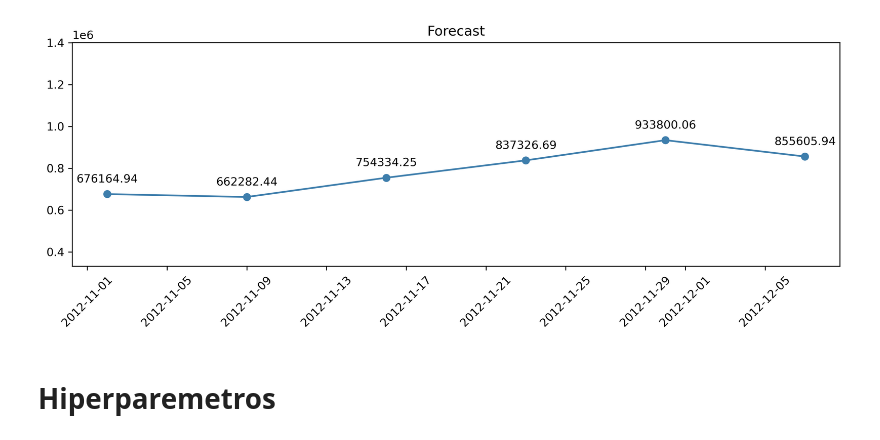
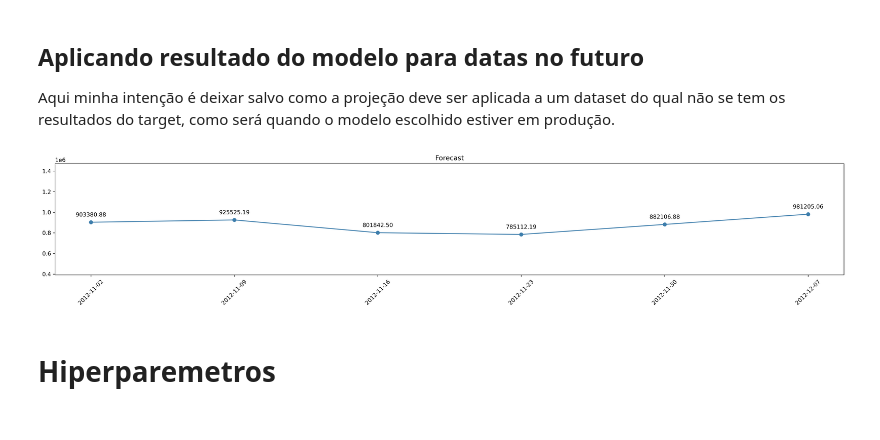
Before and after one commit to bentofh/WalmartSalesForecast, a Jupyter notebook: Sales Forecast.ipynb, the cells around one changed output. Saved outputs shown, nothing was run; the diff lists cells and outputs as text; code cells hidden in the pictures.

```diff
--- a/Sales Forecast.ipynb
+++ b/Sales Forecast.ipynb
@@ -33,7 +37,7 @@ test = pd.read_csv('test.csv')
 # Editando o df de treino
 
 # Eliminando, pois essa coluna já existe em treino e teste
-features = features.drop(columns='IsHoliday')
+features = features.drop(columns=['IsHoliday', 'MarkDown1', 'MarkDown2', 'MarkDown3', 'MarkDown4', 'MarkDown5'])
 
 # Juntando as colunas de features dos arquivos Stores e Features
 train_merge = pd.merge(train, stores, on='Store', how='left')
@@ -59,7 +63,7 @@ train_merge['Type'] = train_merge['Type'].map(transf)
 
 sales_by_type_weekly = train_merge.groupby('Type').resample('W')['Weekly_Sales'].sum().reset_index()
 
-plt.figure(figsize=(10, 4), dpi=300)
+plt.figure(figsize=(20, 4), dpi=300)
 sns.lineplot(data=sales_by_type_weekly, x='Date', y='Weekly_Sales', hue='Type')
 plt.title('Vendas semanais por tipo de loja')
 plt.legend(title='Tipo de Loja')
@@ -210,0 +291,23 @@ df_resultados.head()
+# %%
+'''
+--------------------------------------------------------------------------------------------------------------------
+-------- XGBRegressor default
+--------------------------------------------------------------------------------------------------------------------
+'''
+
+X = dept1.drop(columns='Weekly_Sales')
+y = dept1['Weekly_Sales']
+
+X_train = X[X.index < '2012-09-21']
+y_train = y[y.index < '2012-09-21']
+X_test = X[X.index >= '2012-09-21']
+y_test = y[y.index >= '2012-09-21']
+
+# Validando o corte das datas cima
+if X_train.index.min() == y_train.index.min() and X_train.index.max() == y_train.index.max() and X_test.index.min() == y_test.index.min() and X_test.index.max() == y_test.index.max():
+    print("Modelo treinado com sucesso.")
+else:
+    print("Problema com as datas de treino e teste. Verificar!")
+
+model = xgb.XGBRegressor(verbosity=1)
+model.fit(X_train, y_train)
@@ -284,3 +425,7 @@ plt.show()
+# %% [markdown]
+## Aplicando resultado do modelo para datas no futuro
+
+Aqui minha intenção é deixar salvo como a projeção deve ser aplicada a um dataset do qual não se tem os resultados do target, como será quando o modelo escolhido estiver em produção.
 # %%
 '''
 --------------------------------------------------------------------------------------------------------------------
@@ -333,37 +478,42 @@ for i in range(6, 13):
 dept1_forecast = dept1_forecast[colunas].drop(columns='Weekly_Sales')
 
 '''
 --------------------------------------------------------------------------------------------------------------------
 -------- Aplicando o modelo para datas que não temos os valores de vendas
 --------------------------------------------------------------------------------------------------------------------
 '''
 
 X_forecast = dept1_forecast[dept1_forecast.index >= '2012-11-02']
 
 forecast = model.predict(X_forecast)
 
 df_forecast = pd.DataFrame({'Date': X_forecast.index, 'Store': X_forecast['Store'], 'Forecast': forecast})
 df_forecast.reset_index(drop=True, inplace=True)
 df_forecast['Date'] = pd.to_datetime(df_forecast['Date'])
 
 forecast_groupby_date = df_forecast.groupby('Date')['Forecast'].sum().reset_index()
 forecast_groupby_date_store = df_forecast.groupby(['Store', 'Date'])['Forecast'].sum().reset_index()
 
-# Gráfico de tempo com o somatório do forecast de todas as lojas do dept = 1 pelas próximas 6 semanas
-plt.figure(figsize=(10, 4), dpi=300)
+# Plotando datas futuas
+unique_dates = forecast_groupby_date['Date'].unique()
+
+plt.figure(figsize=(20, 4), dpi=300)
 plt.plot(forecast_groupby_date['Date'], forecast_groupby_date['Forecast'], marker='o', linestyle='-', color='#3e7eac')
 
 for x, y in zip(forecast_groupby_date['Date'], forecast_groupby_date['Forecast']):
     plt.annotate(f'{y:.2f}', (x, y), textcoords="offset points", xytext=(0,10), ha='center')
 
 plt.title('Forecast')
 plt.ylim(bottom=forecast_groupby_date['Forecast'].min() * 0.5)
 plt.ylim(top=forecast_groupby_date['Forecast'].max() * 1.5)
-plt.xticks(rotation=45)
+
+# Defina apenas as datas únicas como rótulos do eixo X
+plt.xticks(unique_dates, rotation=45)
+
 plt.tight_layout()
 plt.show()
 # %% [output]
-[figure, old version]
+[figure, new version]
 # %% [markdown]
 # Hiperparemetros
 # %%
```
Also changed, not shown: parts of 33 cells of this notebook, 1 other file.
